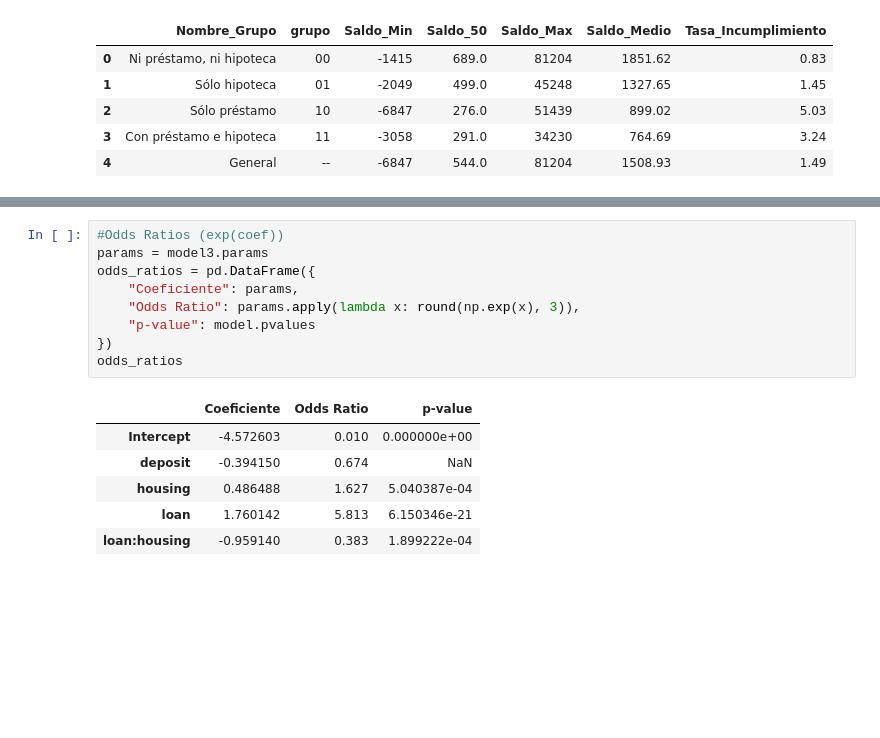
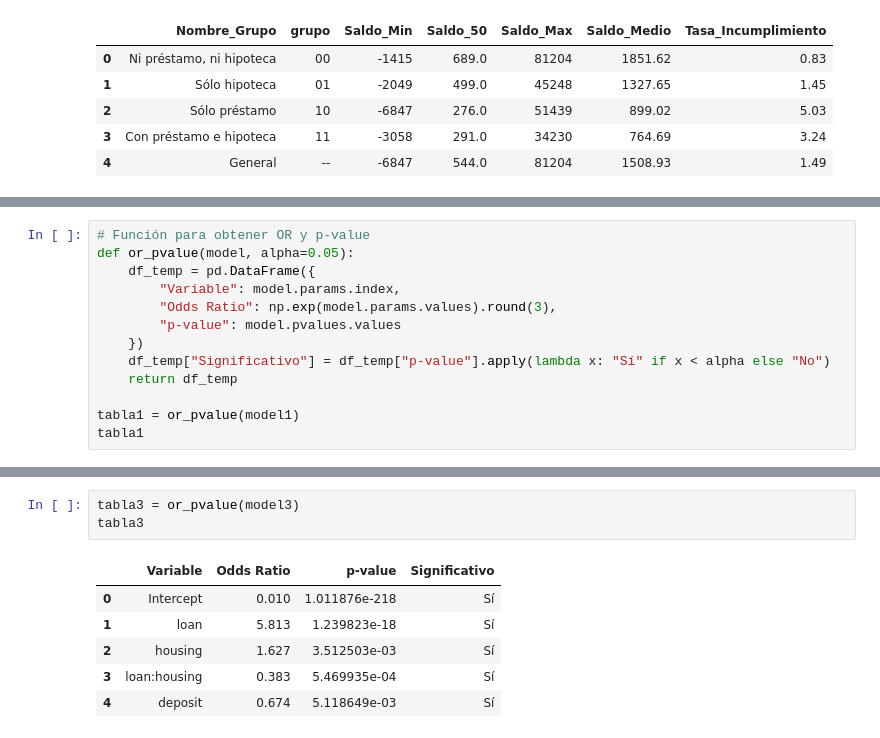
Before and after one commit to Lambda-14/Sim-Empresa, a Jupyter notebook: Equip_16/Borrador/Finanzas y riesgo crediticio/banca_22.09_finanzas.ipynb, the cells around one changed output, grey strips where cells are left out. Cells and saved outputs as stored; diff of their text form; blank space fills up the shorter version.

```diff
--- a/Equip_16/Borrador/Finanzas y riesgo crediticio/banca_22.09_finanzas.ipynb
+++ b/Equip_16/Borrador/Finanzas y riesgo crediticio/banca_22.09_finanzas.ipynb
@@ -325,3 +303,16 @@ Logit Regression Results
 | loan | 1.2351 | 0.138 | 8.919 | 0.000 | 0.964 | 1.507 |
 | housing | 0.1478 | 0.133 | 1.112 | 0.266 | -0.113 | 0.408 |
 | deposit | -0.4384 | 0.141 | -3.120 | 0.002 | -0.714 | -0.163 |
+# %%
+# Función para obtener OR y p-value
+def or_pvalue(model, alpha=0.05):
+    df_temp = pd.DataFrame({
+        "Variable": model.params.index,
+        "Odds Ratio": np.exp(model.params.values).round(3),
+        "p-value": model.pvalues.values
+    })
+    df_temp["Significativo"] = df_temp["p-value"].apply(lambda x: "Sí" if x < alpha else "No")
+    return df_temp
+
+tabla1 = or_pvalue(model1)
+tabla1
@@ -368,19 +381,13 @@ Logit Regression Results
 | housing | 0.4865 | 0.167 | 2.919 | 0.004 | 0.160 | 0.813 |
 | loan:housing | -0.9591 | 0.277 | -3.457 | 0.001 | -1.503 | -0.415 |
 | deposit | -0.3942 | 0.141 | -2.799 | 0.005 | -0.670 | -0.118 |
-# %%
-#Odds Ratios (exp(coef))
-params = model3.params
-odds_ratios = pd.DataFrame({
-    "Coeficiente": params,
-    "Odds Ratio": params.apply(lambda x: round(np.exp(x), 3)),
-    "p-value": model.pvalues
-})
-odds_ratios
-# %% [output]
-|  | Coeficiente | Odds Ratio | p-value |
-| Intercept | -4.572603 | 0.010 | 0.000000e+00 |
-| deposit | -0.394150 | 0.674 | NaN |
-| housing | 0.486488 | 1.627 | 5.040387e-04 |
-| loan | 1.760142 | 5.813 | 6.150346e-21 |
-| loan:housing | -0.959140 | 0.383 | 1.899222e-04 |
+# %%
+tabla3 = or_pvalue(model3)
+tabla3
+# %% [output]
+|  | Variable | Odds Ratio | p-value | Significativo |
+| 0 | Intercept | 0.010 | 1.011876e-218 | Sí |
+| 1 | loan | 5.813 | 1.239823e-18 | Sí |
+| 2 | housing | 1.627 | 3.512503e-03 | Sí |
+| 3 | loan:housing | 0.383 | 5.469935e-04 | Sí |
+| 4 | deposit | 0.674 | 5.118649e-03 | Sí |
```
Also changed, not shown: parts of 13 cells of this notebook.
